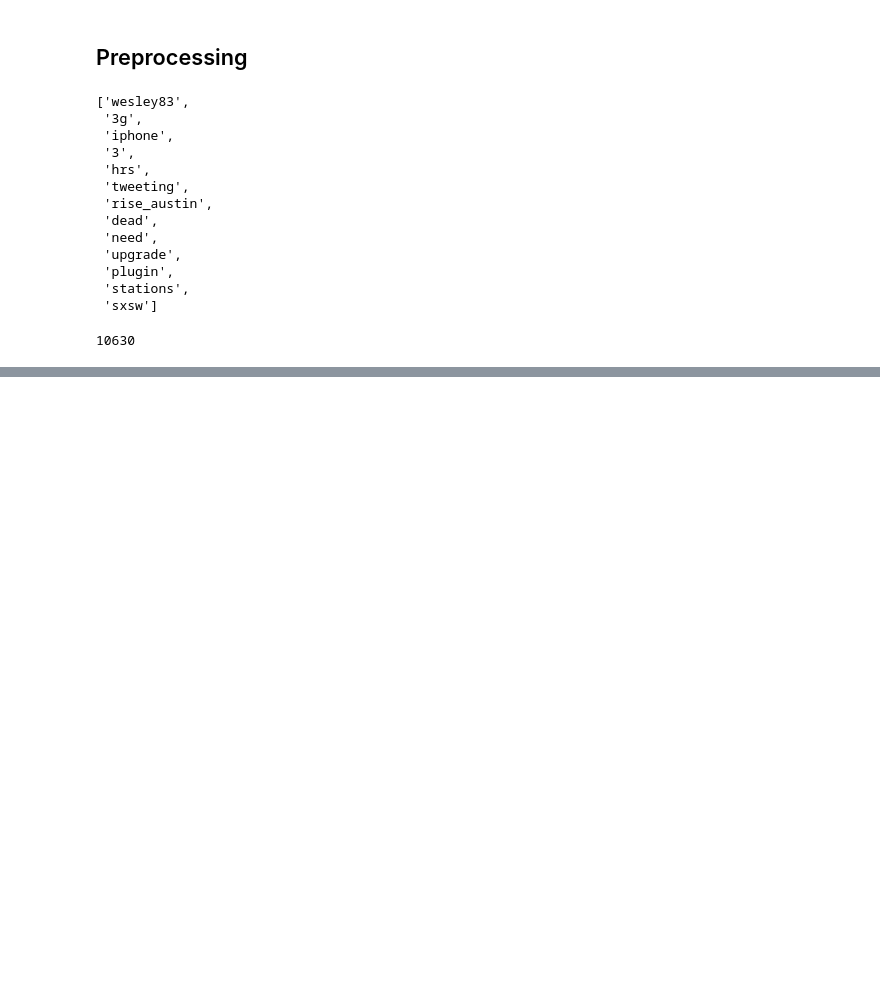
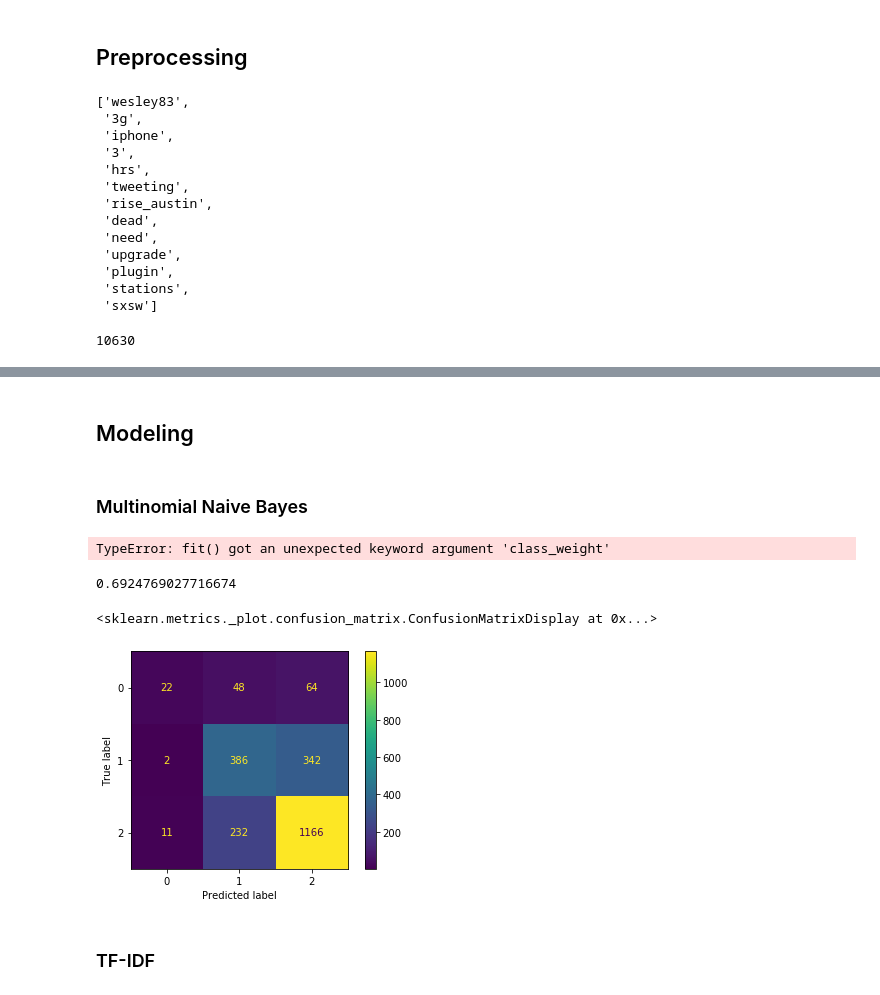
Before and after one commit to christisarv/NLP-sentiment-analysis, a Jupyter notebook: Data Exploration Notebook.ipynb, the cells around one changed output, grey strips where cells are left out. Cells and saved outputs as stored; diff of their text form; code cells hidden in the pictures; blank space fills up the shorter version.

Commit message:
first modeling

```diff
--- a/Data Exploration Notebook.ipynb
+++ b/Data Exploration Notebook.ipynb
@@ -354,0 +329,33 @@ plt.show()
+# %% [markdown]
+## Modeling
+# %% [markdown]
+### Multinomial Naive Bayes
+# %%
+X = raw_data['tweet_text']
+y = raw_data['class']
+
+X_train, X_test, y_train, y_test = train_test_split(X, y, random_state=10)
+# %%
+count_vectorizer = CountVectorizer(stop_words=stopwords_list)
+
+X_train_count = count_vectorizer.fit_transform(X_train)
+X_test_count = count_vectorizer.transform(X_test)
+# %%
+nb_classifier = MultinomialNB()
+
+nb_classifier.fit(X_train_count, y_train)
+
+train_preds = nb_classifier.predict(X_train_count)
+test_preds = nb_classifier.predict(X_test_count)
+# %% [output]
+TypeError: fit() got an unexpected keyword argument 'class_weight'
+# %%
+print(accuracy_score(y_test, test_preds))
+
+plot_confusion_matrix(nb_classifier, X_test_count, y_test)
+# %% [output]
+0.6924769027716674
+<sklearn.metrics._plot.confusion_matrix.ConfusionMatrixDisplay at 0x...>
+[figure, added]
+# %% [markdown]
+### TF-IDF
```
Also changed, not shown: parts of 18 cells of this notebook.
